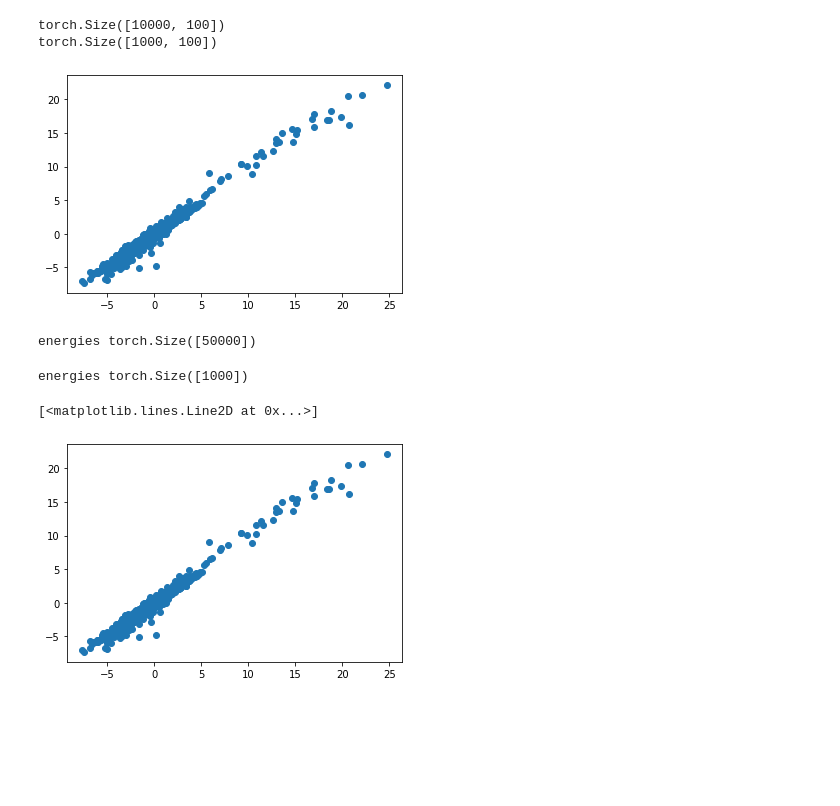
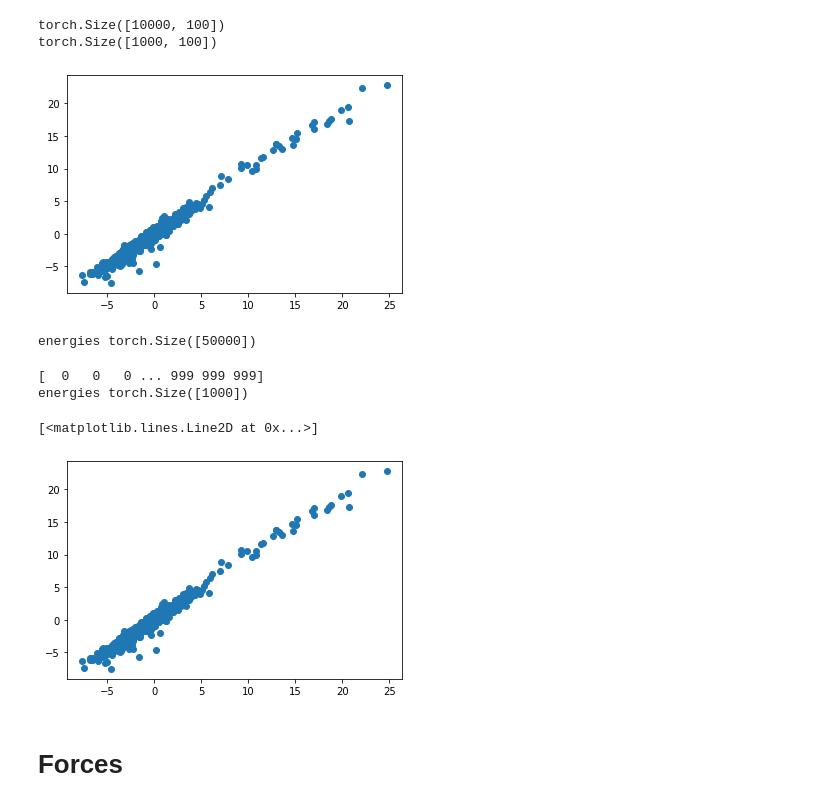
Before and after one commit to lab-cosmo/wigner_kernels, a Jupyter notebook: examples/sparse_kernel_model.ipynb, the cells around one changed output. Cells and saved outputs as stored; diff of their text form; code cells hidden in the pictures; blank space fills up the shorter version.

```diff
--- a/examples/sparse_kernel_model.ipynb
+++ b/examples/sparse_kernel_model.ipynb
@@ -42,10 +41,12 @@ all_species = get_all_species(train_structures + test_structures)
 
 train_coefficients = get_coefs(train_structures, HYPERS, all_species)
 test_coefficients = get_coefs(test_structures, HYPERS, all_species)
+L2_mean = get_L2_mean(train_coefficients)
+
 for key in train_coefficients.keys():
-    train_coefficients[key] *= MAGIC_NUMBER
-for key in test_coefficients.keys():
-    test_coefficients[key] *= MAGIC_NUMBER
+    train_coefficients[key] /= torch.sqrt(L2_mean)
+    test_coefficients[key] /= torch.sqrt(L2_mean)
+
 
 train_energies = [structure.info['energy'] for structure in train_structures]
 train_energies = np.array(train_energies) * HARTREE_TO_EV
@@ -61,8 +62,10 @@ test_energies = test_energies - mean_e
 #test_energies = torch.FloatTensor(test_energies).to(DEVICE)
 # %%
 block = ClebschCombining(clebsch.precomputed_, 0)
-train_ps = block(train_coefficients, train_coefficients)[0].squeeze()
-test_ps = block(test_coefficients, test_coefficients)[0].squeeze()
+#train_coefficients_n = L2_normalize(train_coefficients)
+#test_coefficients_n = L2_normalize(test_coefficients)
+train_ps = block(train_coefficients, train_coefficients)['0'].squeeze()
+test_ps = block(test_coefficients, test_coefficients)['0'].squeeze()
 
 sparse_ind = np.random.permutation(train_ps.shape[0])[0:N_SPARSE]
 sparse_points = train_ps[sparse_ind]
@@ -77,8 +80,9 @@ train_kernel = get_kernel(train_ps, sparse_points)
 test_kernel = get_kernel(test_ps, sparse_points)
 #print([0:5])
 accumulator = Accumulator()
-train_kernel = accumulator({"kernel": train_kernel}, train_structures)['kernel']
-test_kernel = accumulator({"kernel": test_kernel}, test_structures)['kernel']
+
+train_kernel = accumulator({"kernel": train_kernel}, get_structural_indices(train_structures))['kernel']
+test_kernel = accumulator({"kernel": test_kernel}, get_structural_indices(test_structures))['kernel']
 print(train_kernel.shape)
 print(test_kernel.shape)
 #print(train_kernel[0:5])
@@ -92,7 +96,7 @@ torch.Size([1000, 100])
 plt.plot(test_energies, predictions, 'o')
 plt.show()
 # %% [output]
-[figure, old version]
+[figure, new version]
 # %%
 class KernelSingle(torch.nn.Module):
     def __init__(self, clebsch, sparse_points):
@@ -102,7 +106,8 @@ class KernelSingle(torch.nn.Module):
         self.linear = torch.nn.Linear(N_SPARSE, 1, bias = False)
 
     def forward(self, X):
-        ps = self.clebsch_combining(X, X)[0].squeeze()
+        #X = L2_normalize(X)
+        ps = self.clebsch_combining(X, X)['0'].squeeze()
         kernel_values = get_kernel(ps, self.sparse_points)
         return {'energies' : self.linear(kernel_values)}
 # %%
@@ -117,11 +122,16 @@ for key in atomic_energies.keys():
 energies torch.Size([50000])
 # %%
 model = Atomistic(block)
-test_predictions = model(test_coefficients, test_structures)
+test_struc_ind = get_structural_indices(test_structures)
+print(test_struc_ind)
+test_predictions = model(test_coefficients, structural_indices = test_struc_ind)
 for key in test_predictions.keys():
     print(key, test_predictions[key].shape)
 plt.plot(test_energies, test_predictions['energies'].data.cpu().numpy(), 'o')
 # %% [output]
+[  0   0   0 ... 999 999 999]
 energies torch.Size([1000])
 [<matplotlib.lines.Line2D at 0x...>]
-[figure, old version]
+[figure, new version]
+# %% [markdown]
+# Forces
```
Also changed, not shown: parts of 10 cells of this notebook, 16 other files.
